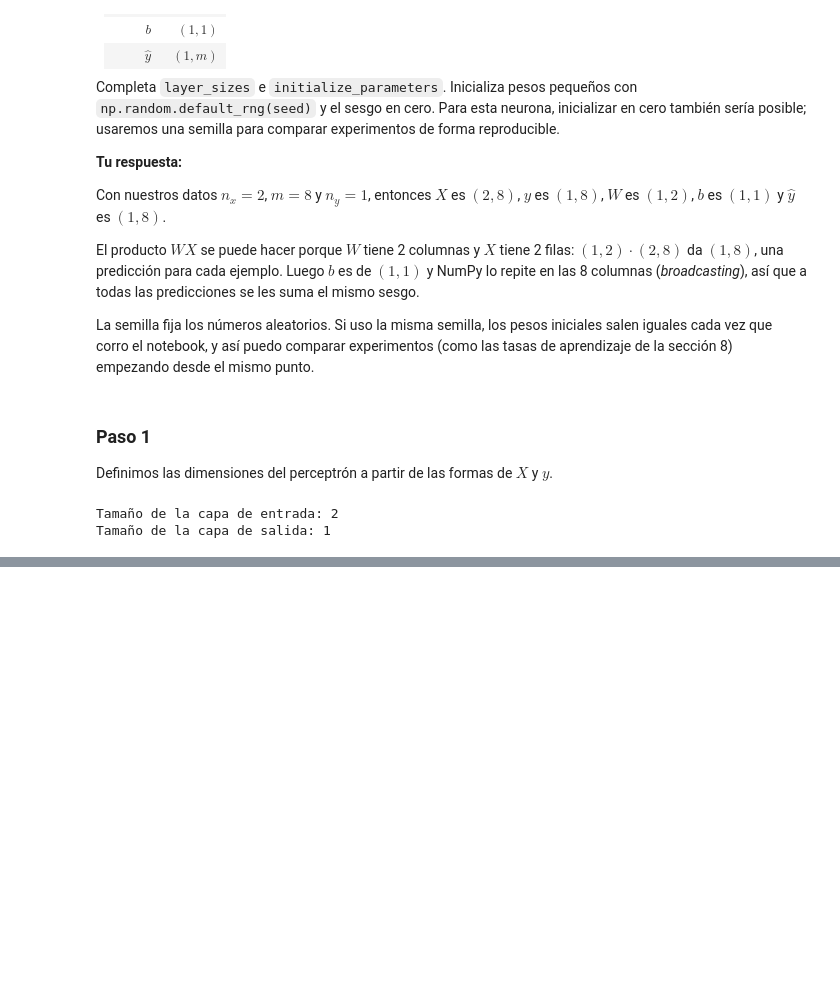
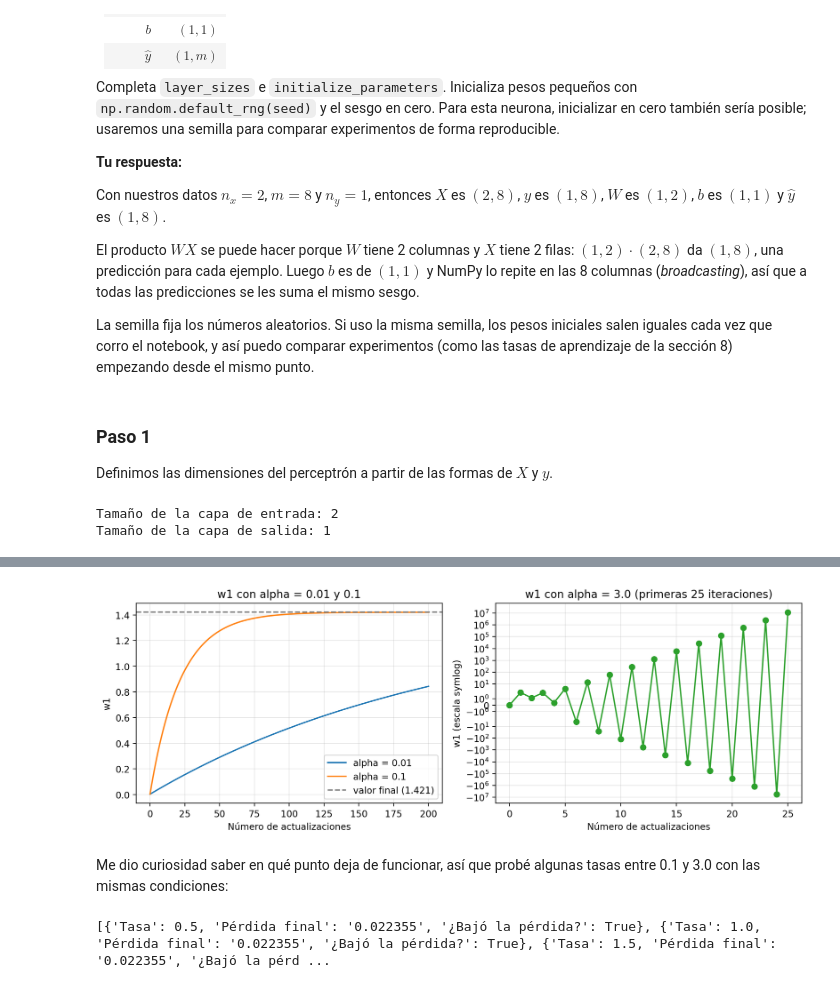
Before and after one commit to Carpuro/mcd_cucea, a Jupyter notebook: 3er-semestre/topicos-selectos-ii/tareas/Actividad_1/01_actividad_entrenamiento_neurona_regresion.ipynb, the cells around one changed output, grey strips where cells are left out. Cells and saved outputs as stored; diff of their text form; code cells hidden in the pictures; blank space fills up the shorter version.

```diff
--- a/3er-semestre/topicos-selectos-ii/tareas/Actividad_1/01_actividad_entrenamiento_neurona_regresion.ipynb
+++ b/3er-semestre/topicos-selectos-ii/tareas/Actividad_1/01_actividad_entrenamiento_neurona_regresion.ipynb
@@ -744 +668,17 @@ $\frac{\partial J}{\partial \theta} \approx \frac{J(\theta+\varepsilon) - J(\the
+# %%
+tasas = [0.01, 0.1, 3.0]
+historiales = {}
+pesos_w1 = {}
+for alpha in tasas:
+    # cada llamada a train_model inicializa de nuevo con la misma semilla
+    _, historiales[alpha] = train_model(X_datos, y_datos, iterations=200,
+                                        learning_rate=alpha, seed=42)
+    # para ver si oscila, repito el ciclo guardando w1 en cada paso
+    _p = initialize_parameters(2, 1, seed=42)
+    _w1 = [_p["W"][0, 0]]
+    for _i in range(200):
+        _g = back_propagation(forward_propagation(X_datos, _p), y_datos, X_datos)
+        _p = update_parameters(_p, _g, alpha)
+        _w1.append(_p["W"][0, 0])
+    pesos_w1[alpha] = np.array(_w1)
 # %%
@@ -831,0 +734,34 @@ Revisa tus resultados antes de entregar.
+# %%
+fig_w, ax_w = plt.subplots(1, 2, figsize=(11, 4))
+ax_w[0].plot(pesos_w1[0.01], label="alpha = 0.01")
+ax_w[0].plot(pesos_w1[0.1], label="alpha = 0.1")
+ax_w[0].axhline(1.421, ls="--", color="gray", label="valor final (1.421)")
+ax_w[0].set_title("w1 con alpha = 0.01 y 0.1")
+ax_w[0].set_xlabel("Número de actualizaciones")
+ax_w[0].set_ylabel("w1")
+ax_w[0].legend()
+ax_w[0].grid(alpha=0.3)
+# con 3.0 solo las primeras 25 para que se vea el zigzag
+ax_w[1].plot(pesos_w1[3.0][:26], marker="o", color="tab:green")
+ax_w[1].set_yscale("symlog")
+ax_w[1].set_title("w1 con alpha = 3.0 (primeras 25 iteraciones)")
+ax_w[1].set_xlabel("Número de actualizaciones")
+ax_w[1].set_ylabel("w1 (escala symlog)")
+ax_w[1].grid(alpha=0.3)
+plt.tight_layout()
+fig_w
+# %% [output]
+[figure, added]
+# %% [markdown]
+Me dio curiosidad saber en qué punto deja de funcionar, así que probé
+algunas tasas entre 0.1 y 3.0 con las mismas condiciones:
+# %%
+tasas_extra = [0.5, 1.0, 1.5, 1.8, 1.9, 2.0, 2.5]
+filas_extra = []
+for _a in tasas_extra:
+    _, _h = train_model(X_datos, y_datos, iterations=200, learning_rate=_a, seed=42)
+    filas_extra.append({"Tasa": _a, "Pérdida final": f"{_h[-1]:.6g}",
+                        "¿Bajó la pérdida?": bool(_h[-1] < _h[0])})
+mo.ui.table(filas_extra)
+# %% [output]
+[{'Tasa': 0.5, 'Pérdida final': '0.022355', '¿Bajó la pérdida?': True}, {'Tasa': 1.0, 'Pérdida final': '0.022355', '¿Bajó la pérdida?': True}, {'Tasa': 1.5, 'Pérdida final': '0.022355', '¿Bajó la pérd ...
```
Also changed, not shown: parts of 56 cells of this notebook, 2 other files.
